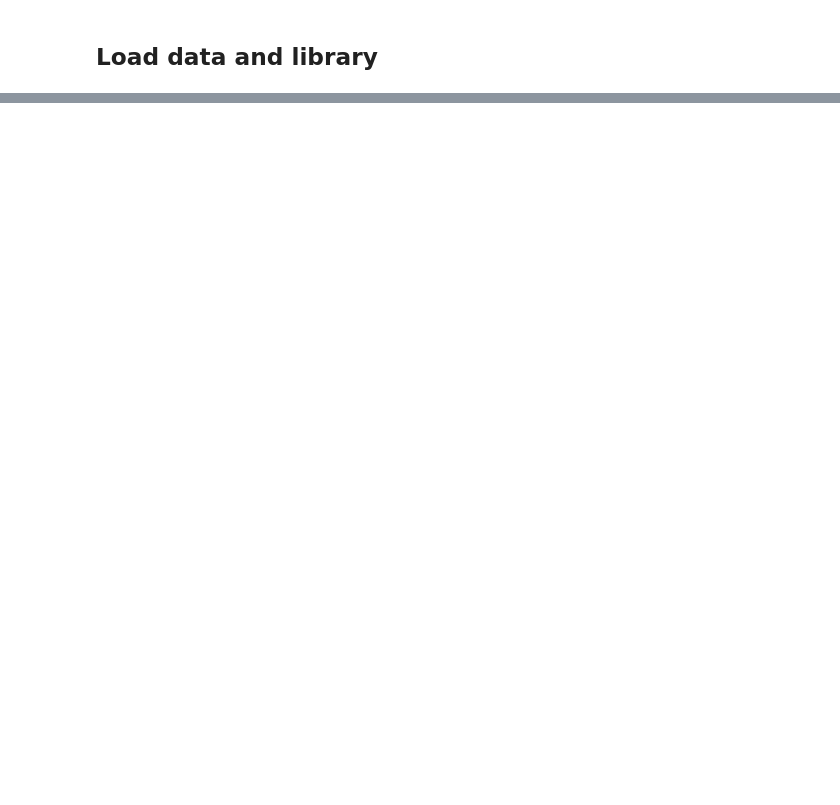
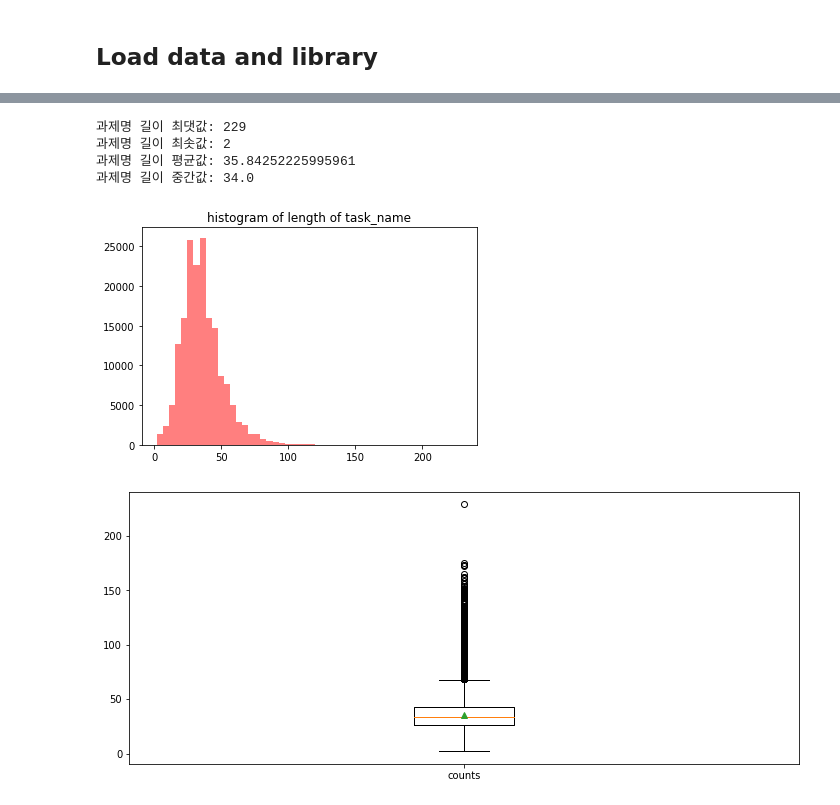
Before and after one commit to ohikendoit/Climate-Technology-Classification-Dacon.io, a Jupyter notebook: notebook/Random_Forest_Baseline.ipynb, the cells around one changed output, grey strips where cells are left out. Saved outputs shown, nothing was run; the diff lists cells and outputs as text; code cells hidden in the pictures; blank space fills up the shorter version.

```diff
--- a/notebook/Random_Forest_Baseline.ipynb
+++ b/notebook/Random_Forest_Baseline.ipynb
@@ -29,0 +42,4 @@ ModuleNotFoundError: No module named 'konlpy'
+# %%
+train=pd.read_csv('../data/train.csv')
+test=pd.read_csv('../data/test.csv')
+sample_submission=pd.read_csv('../data/sample_submission.csv')
@@ -29,0 +94,17 @@ ModuleNotFoundError: No module named 'konlpy'
+# %%
+length=train['과제명'].astype(str).apply(len)
+plt.hist(length, bins=50, alpha=0.5, color='r', label='word')
+plt.title('histogram of length of task_name')
+plt.figure(figsize=(12, 5))
+plt.boxplot(length, labels=['counts'], showmeans=True)
+print('과제명 길이 최댓값: {}'.format(np.max(length)))
+print('과제명 길이 최솟값: {}'.format(np.min(length)))
+print('과제명 길이 평균값: {}'.format(np.mean(length)))
+print('과제명 길이 중간값: {}'.format(np.median(length)))
+# %% [output]
+과제명 길이 최댓값: 229
+과제명 길이 최솟값: 2
+과제명 길이 평균값: 35.84252225995961
+과제명 길이 중간값: 34.0
+[figure, added]
+[figure, added]
```
Also changed, not shown: parts of 17 cells of this notebook.
